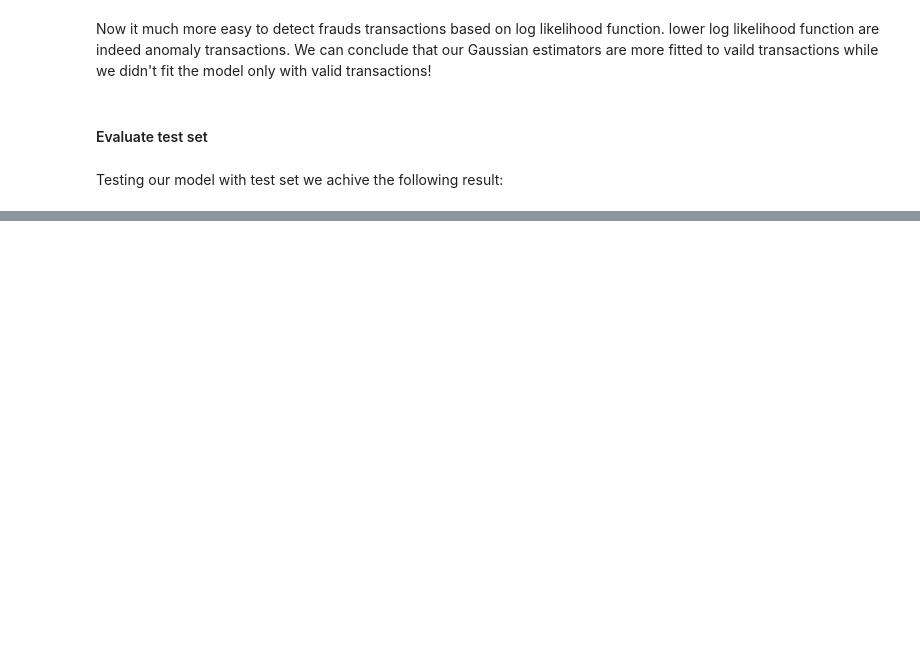
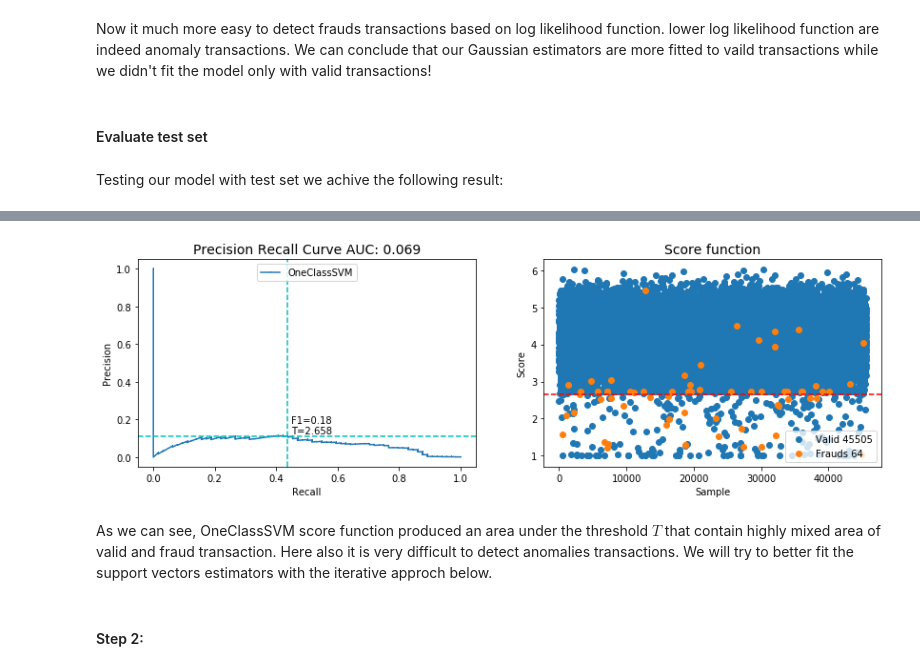
Before and after one commit to shon-otmazgin/transactions-anomaly-detection-unsupervised-learning, a Jupyter notebook: notebooks/Transactions Anomaly Detection with Unsupervised Learning .ipynb, the cells around one changed output, grey strips where cells are left out. Drawn from its saved outputs; the diff is of its cells as text; code cells hidden in the pictures; blank space fills up the shorter version.

```diff
--- a/notebooks/Transactions Anomaly Detection with Unsupervised Learning .ipynb
+++ b/notebooks/Transactions Anomaly Detection with Unsupervised Learning .ipynb
@@ -748,0 +601,4 @@ array([0, 0, 0, ..., 0, 0, 0], dtype=int64)
+# %%
+%%time
+clf2 = OneClassSVM(kernel='rbf', nu=0.01, gamma='scale')
+clf2.fit(X)
@@ -748,0 +609,9 @@ array([0, 0, 0, ..., 0, 0, 0], dtype=int64)
+# %%
+plot_recall_precision_curve_samples_scores(clf=clf2, X=X, y=y, clf_name='OneClassSVM')
+# %% [output]
+[figure, added]
+# %% [markdown]
+As we can see, OneClassSVM score function produced an area under the threshold $T$ that contain highly mixed area of valid and fraud transaction. Here also it is very difficult to detect anomalies transactions.
+We will try to better fit the support vectors estimators with the iterative approch below.
+# %% [markdown]
+#### Step 2:
```
Also changed, not shown: parts of 55 cells of this notebook, 1 other file.
